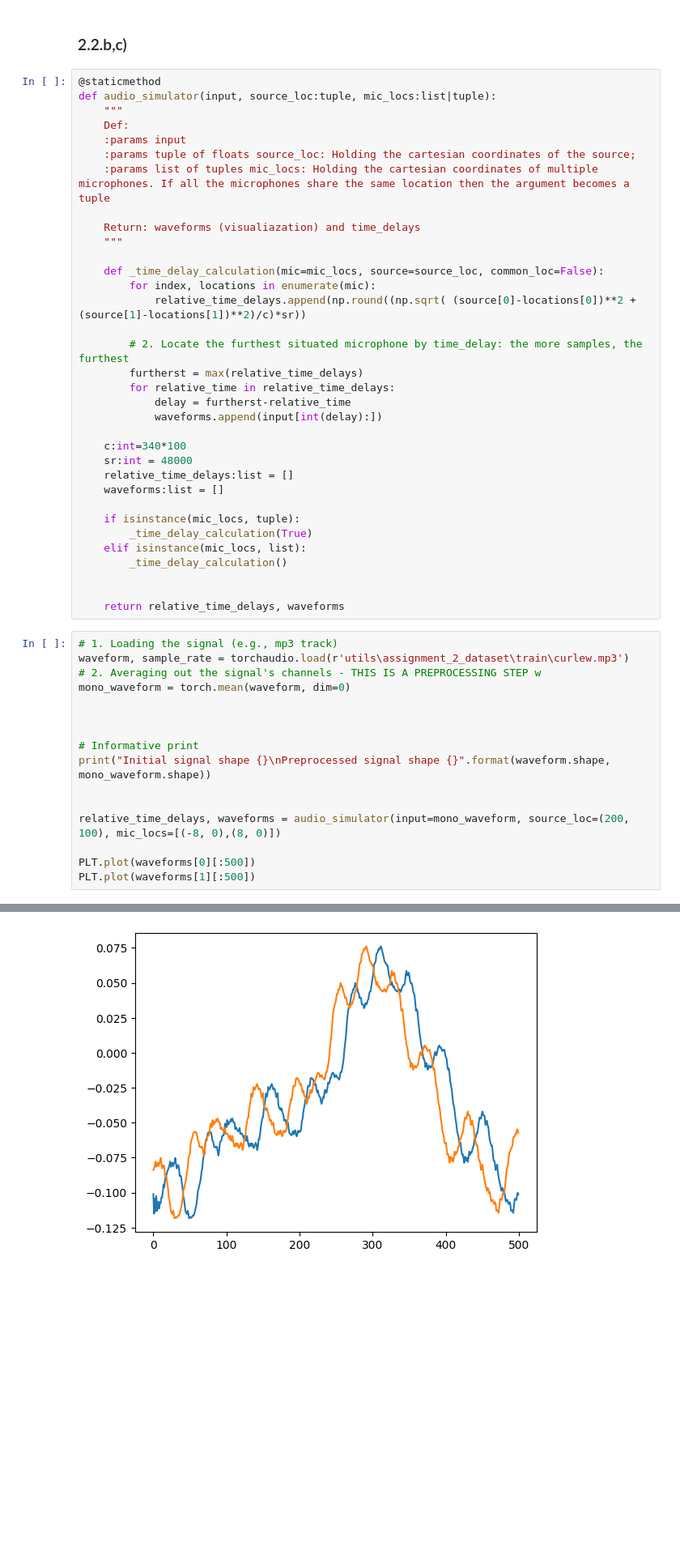
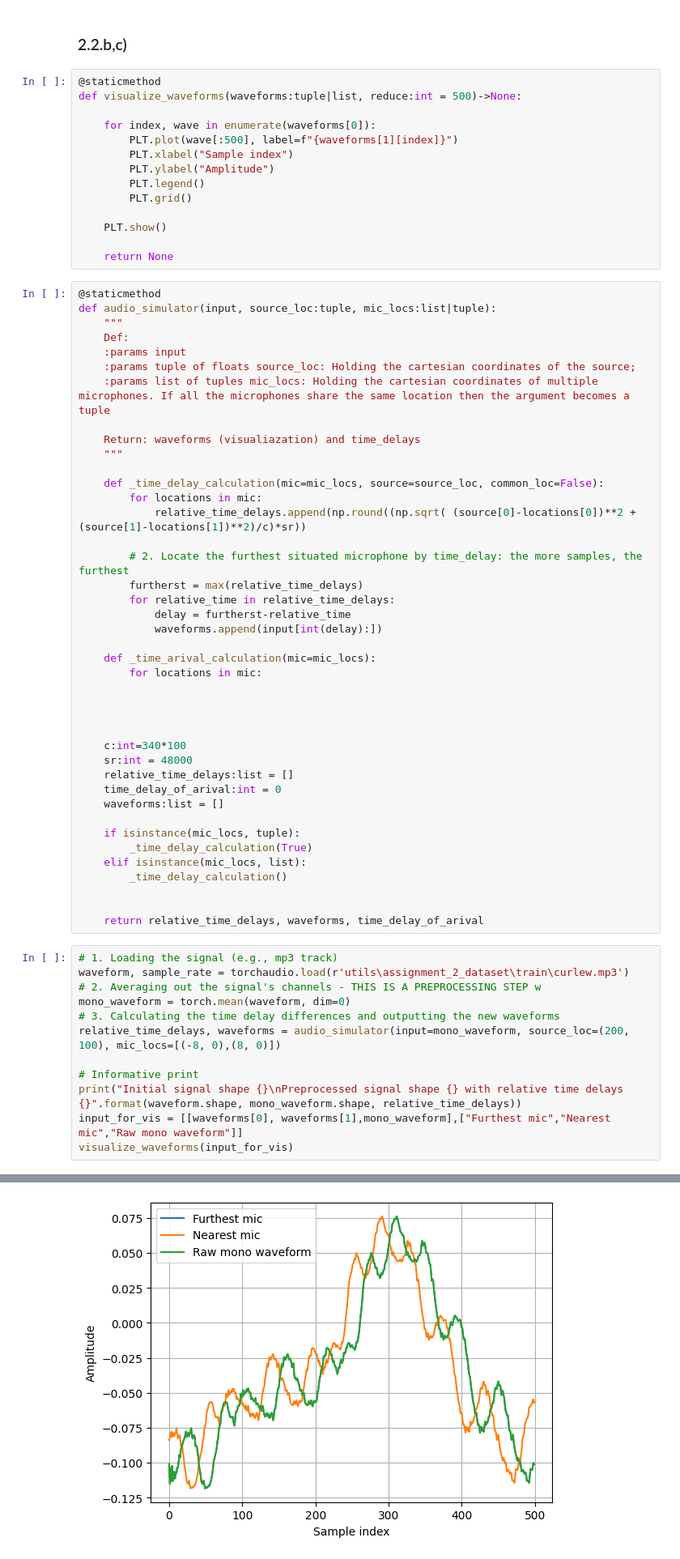
Before and after one commit to Christian-Stefan/Audio-Source-Localization-and-Isolation-using-CNN, a Jupyter notebook: assign1_part_2.ipynb, the cells around one changed output, grey strips where cells are left out. Shown at 81% size. Saved outputs shown, nothing was run; the diff lists cells and outputs as text; blank space fills up the shorter version.

```diff
--- a/assign1_part_2.ipynb
+++ b/assign1_part_2.ipynb
@@ -18,6 +24,20 @@ if hasattr(os, 'add_dll_directory'):
 # Utils
 # %% [markdown]
 ### 2.2.b,c)
+# %%
+@staticmethod
+def visualize_waveforms(waveforms:tuple|list, reduce:int = 500)->None:
+
+    for index, wave in enumerate(waveforms[0]):
+        PLT.plot(wave[:500], label=f"{waveforms[1][index]}")
+        PLT.xlabel("Sample index")
+        PLT.ylabel("Amplitude")
+        PLT.legend()
+        PLT.grid()
+
+    PLT.show()
+
+    return None
 # %%
 @staticmethod
 def audio_simulator(input, source_loc:tuple, mic_locs:list|tuple):
@@ -31,7 +51,7 @@ def audio_simulator(input, source_loc:tuple, mic_locs:list|tuple):
     """
 
     def _time_delay_calculation(mic=mic_locs, source=source_loc, common_loc=False):
-        for index, locations in enumerate(mic):
+        for locations in mic:
             relative_time_delays.append(np.round((np.sqrt( (source[0]-locations[0])**2 + (source[1]-locations[1])**2)/c)*sr))
 
         # 2. Locate the furthest situated microphone by time_delay: the more samples, the furthest
@@ -40,9 +60,16 @@ def audio_simulator(input, source_loc:tuple, mic_locs:list|tuple):
             delay = furtherst-relative_time
             waveforms.append(input[int(delay):])
 
+    def _time_arival_calculation(mic=mic_locs):
+        for locations in mic:
+
+
+
+
     c:int=340*100
     sr:int = 48000
     relative_time_delays:list = []
+    time_delay_of_arival:int = 0
     waveforms:list = []
 
     if isinstance(mic_locs, tuple):
@@ -51,22 +78,18 @@ def audio_simulator(input, source_loc:tuple, mic_locs:list|tuple):
         _time_delay_calculation()
 
 
-    return relative_time_delays, waveforms
+    return relative_time_delays, waveforms, time_delay_of_arival
 # %%
 # 1. Loading the signal (e.g., mp3 track)
 waveform, sample_rate = torchaudio.load(r'utils\assignment_2_dataset\train\curlew.mp3')
 # 2. Averaging out the signal's channels - THIS IS A PREPROCESSING STEP w
 mono_waveform = torch.mean(waveform, dim=0)
-
-
+# 3. Calculating the time delay differences and outputting the new waveforms
+relative_time_delays, waveforms = audio_simulator(input=mono_waveform, source_loc=(200, 100), mic_locs=[(-8, 0),(8, 0)])
 
 # Informative print
-print("Initial signal shape {}\nPreprocessed signal shape {}".format(waveform.shape, mono_waveform.shape))
-
-
-relative_time_delays, waveforms = audio_simulator(input=mono_waveform, source_loc=(200, 100), mic_locs=[(-8, 0),(8, 0)])
-
-PLT.plot(waveforms[0][:500])
-PLT.plot(waveforms[1][:500])
+print("Initial signal shape {}\nPreprocessed signal shape {} with relative time delays {}".format(waveform.shape, mono_waveform.shape, relative_time_delays))
+input_for_vis = [[waveforms[0], waveforms[1],mono_waveform],["Furthest mic","Nearest mic","Raw mono waveform"]]
+visualize_waveforms(input_for_vis)
 # %% [output]
 Initial signal shape torch.Size([2, 396226])
@@ -75 +97 @@ Preprocessed signal shape torch.Size([396226])
-[figure, old version]
+[figure, new version]
```
Also changed, not shown: parts of 5 cells of this notebook.
